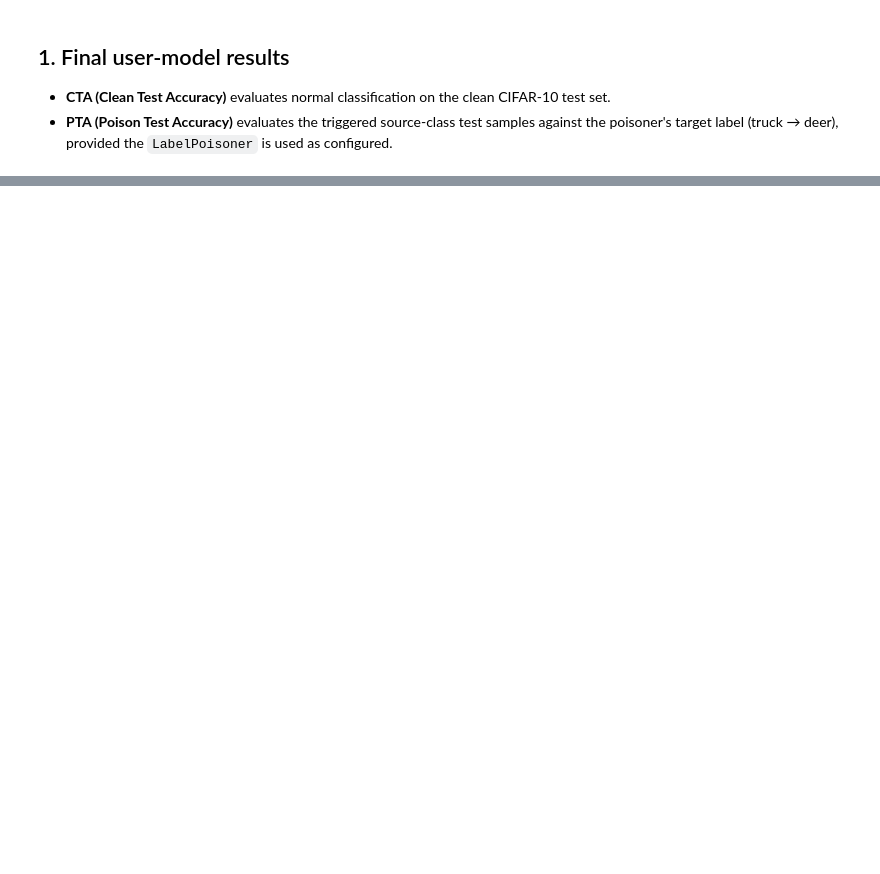
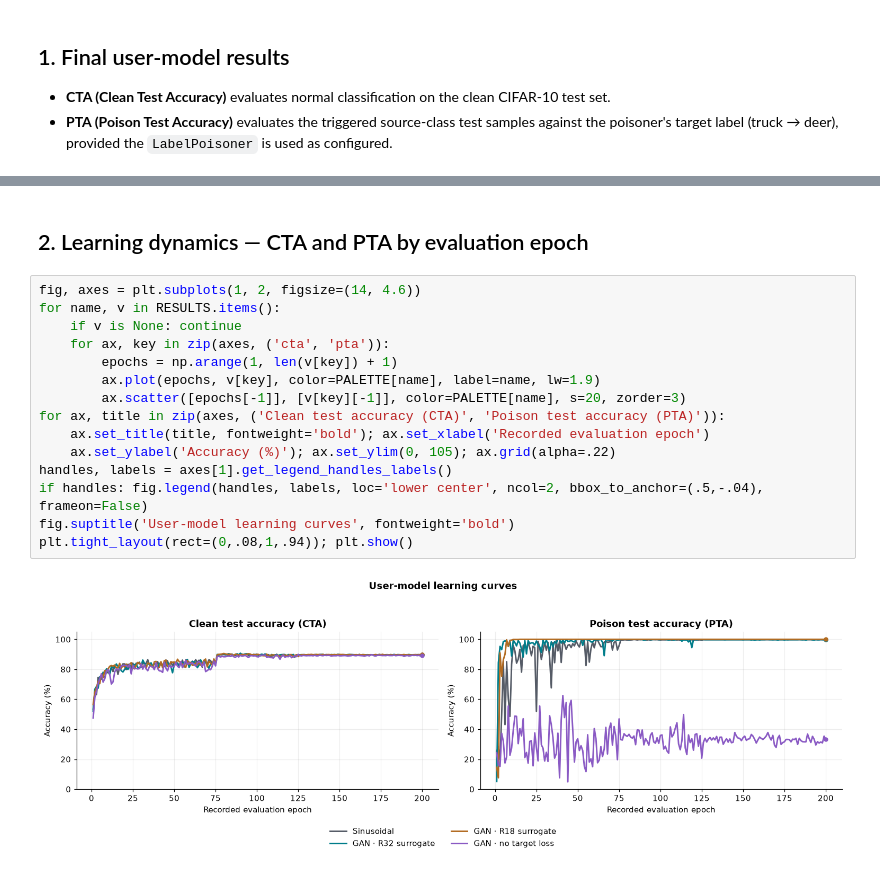
Before and after one commit to nadinehc/FLIP, a Jupyter notebook: compare_triggers.ipynb, the cells around one changed output, grey strips where cells are left out. Cells and saved outputs as stored; diff of their text form; blank space fills up the shorter version.

```diff
--- a/compare_triggers.ipynb
+++ b/compare_triggers.ipynb
@@ -381,0 +140,19 @@ Images flipped by both methods: 543 / 1500
+# %% [markdown]
+## 2. Learning dynamics — CTA and PTA by evaluation epoch
+# %%
+fig, axes = plt.subplots(1, 2, figsize=(14, 4.6))
+for name, v in RESULTS.items():
+    if v is None: continue
+    for ax, key in zip(axes, ('cta', 'pta')):
+        epochs = np.arange(1, len(v[key]) + 1)
+        ax.plot(epochs, v[key], color=PALETTE[name], label=name, lw=1.9)
+        ax.scatter([epochs[-1]], [v[key][-1]], color=PALETTE[name], s=20, zorder=3)
+for ax, title in zip(axes, ('Clean test accuracy (CTA)', 'Poison test accuracy (PTA)')):
+    ax.set_title(title, fontweight='bold'); ax.set_xlabel('Recorded evaluation epoch')
+    ax.set_ylabel('Accuracy (%)'); ax.set_ylim(0, 105); ax.grid(alpha=.22)
+handles, labels = axes[1].get_legend_handles_labels()
+if handles: fig.legend(handles, labels, loc='lower center', ncol=2, bbox_to_anchor=(.5,-.04), frameon=False)
+fig.suptitle('User-model learning curves', fontweight='bold')
+plt.tight_layout(rect=(0,.08,1,.94)); plt.show()
+# %% [output]
+[figure, added]
```
Also changed, not shown: parts of 38 cells of this notebook.
